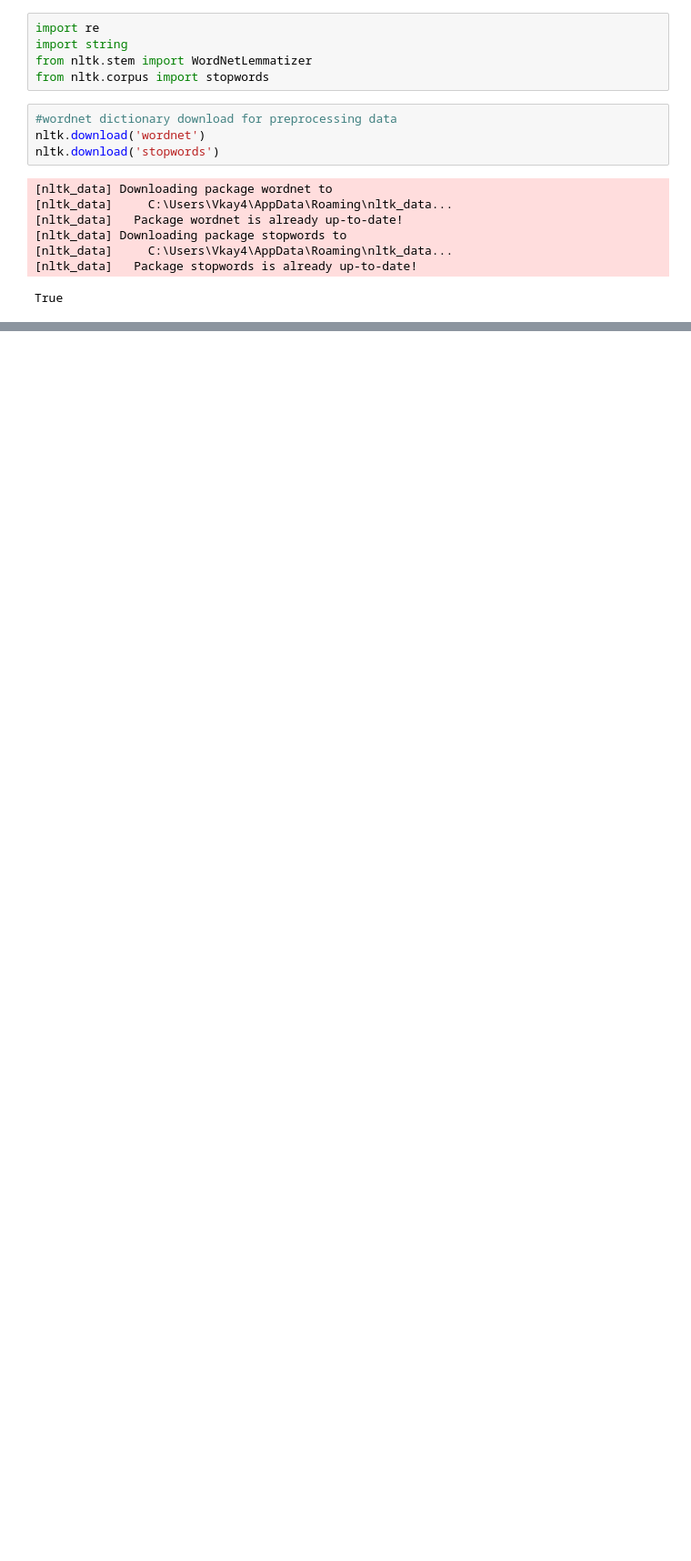
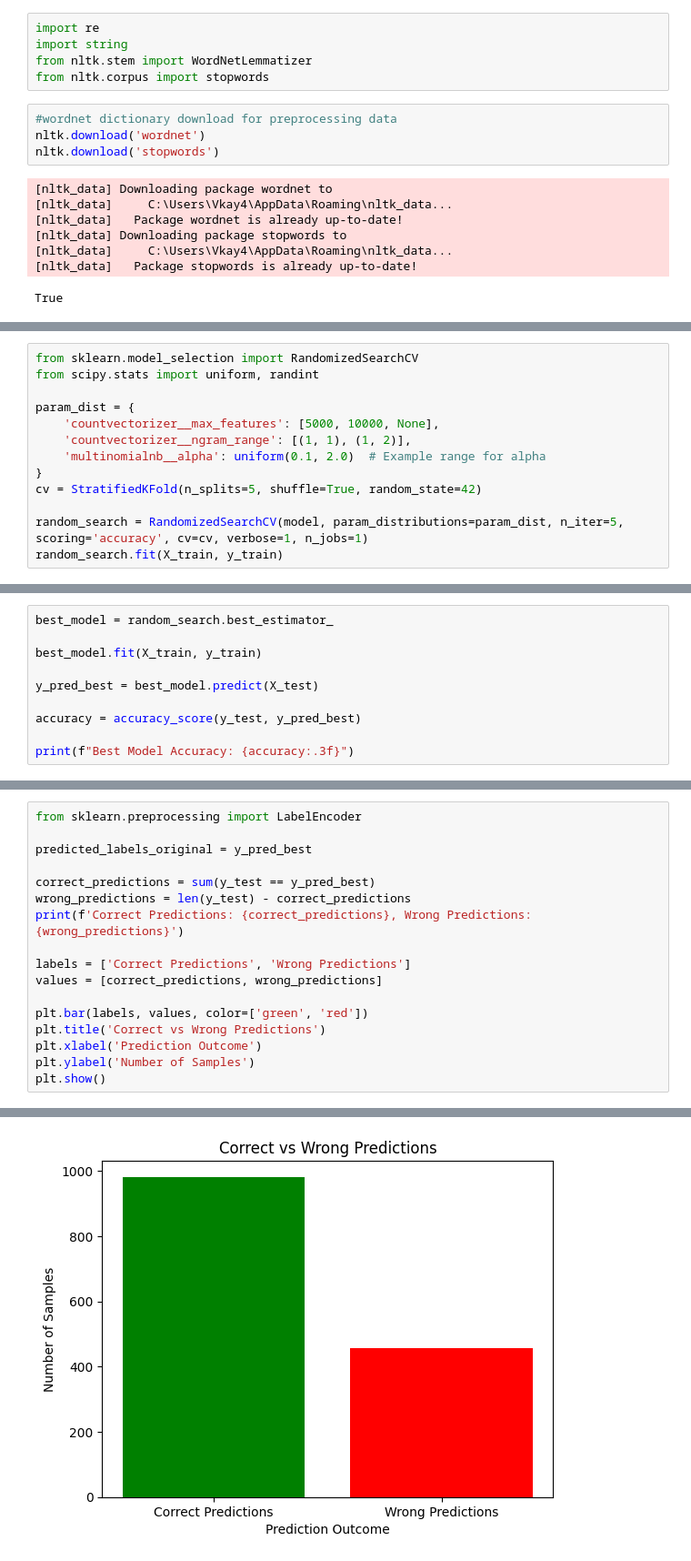
Before and after one commit to JatinSethi5/NLP-Text-Classification, a Jupyter notebook: untitled.ipynb, the cells around one changed output, grey strips where cells are left out. Shown at 91% size. Cells and saved outputs as stored; diff of their text form; blank space fills up the shorter version.

```diff
--- a/untitled.ipynb
+++ b/untitled.ipynb
@@ -91,0 +140,13 @@ df.head()
+# %%
+from sklearn.model_selection import RandomizedSearchCV
+from scipy.stats import uniform, randint
+
+param_dist = {
+    'countvectorizer__max_features': [5000, 10000, None],
+    'countvectorizer__ngram_range': [(1, 1), (1, 2)],
+    'multinomialnb__alpha': uniform(0.1, 2.0)  # Example range for alpha
+}
+cv = StratifiedKFold(n_splits=5, shuffle=True, random_state=42)
+
+random_search = RandomizedSearchCV(model, param_distributions=param_dist, n_iter=5, scoring='accuracy', cv=cv, verbose=1, n_jobs=1)
+random_search.fit(X_train, y_train)
@@ -91,0 +174,10 @@ df.head()
+# %%
+best_model = random_search.best_estimator_
+
+best_model.fit(X_train, y_train)
+
+y_pred_best = best_model.predict(X_test)
+
+accuracy = accuracy_score(y_test, y_pred_best)
+
+print(f"Best Model Accuracy: {accuracy:.3f}")
@@ -91,0 +186,18 @@ df.head()
+# %%
+from sklearn.preprocessing import LabelEncoder
+
+predicted_labels_original = y_pred_best
+
+correct_predictions = sum(y_test == y_pred_best)
+wrong_predictions = len(y_test) - correct_predictions
+print(f'Correct Predictions: {correct_predictions}, Wrong Predictions: {wrong_predictions}')
+
+labels = ['Correct Predictions', 'Wrong Predictions']
+values = [correct_predictions, wrong_predictions]
+
+plt.bar(labels, values, color=['green', 'red'])
+plt.title('Correct vs Wrong Predictions')
+plt.xlabel('Prediction Outcome')
+plt.ylabel('Number of Samples')
+plt.show()
+# %% [output]
@@ -91,0 +205 @@ df.head()
+[figure, added]
```
Also changed, not shown: parts of 10 cells of this notebook.
